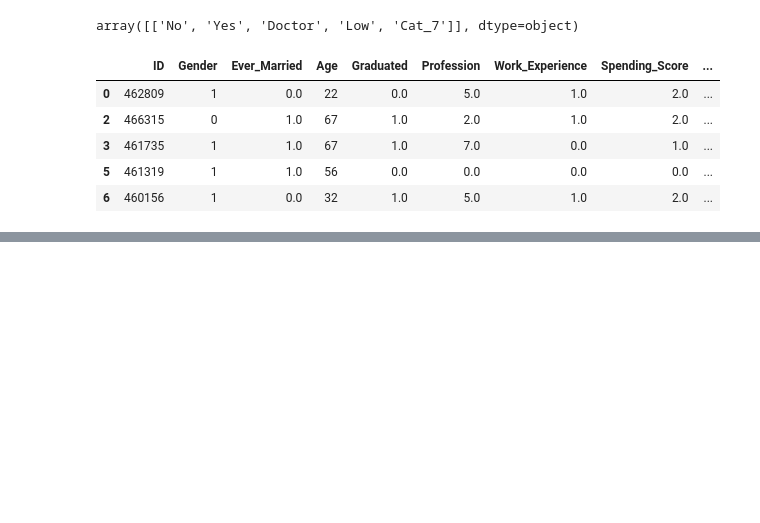
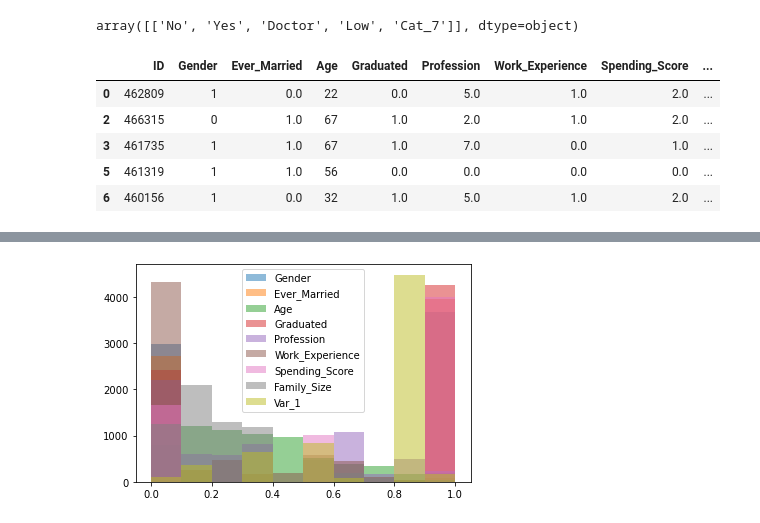
Before and after one commit to gabrieltorres519/Curso_ML_Python_Programador_IA, a Jupyter notebook: 6_Preprocesamiento_datos/Preprocesamiento.ipynb, the cells around one changed output, grey strips where cells are left out. Cells and saved outputs as stored; diff of their text form; code cells hidden in the pictures; blank space fills up the shorter version.

```diff
--- a/6_Preprocesamiento_datos/Preprocesamiento.ipynb
+++ b/6_Preprocesamiento_datos/Preprocesamiento.ipynb
@@ -221,0 +319,20 @@ df.head()
+# %%
+# Este tipo de estandarización también es interezante al momento de entrenar algoritmos de machine learning pues
+# es computacionalmete más rápido trabajar con valores pequeños (-3,4) que grandes, como la edad (19,85)
+
+# Hay otros tipos de estandarización, por ejemplo para hacer un rango mínimo (MinMaxScaler), cambia los rangos y escalarlos para no perder significado
+# El rango entre cero y uno es muy usado para tratamiento de imágenes en Deep Learning
+
+# Usamos los datos del dataframe solo de las columnas seleccionadas
+X = df[columns]
+
+from sklearn.preprocessing import MinMaxScaler # lo más usado para imágenes con deep learning
+
+scaler = MinMaxScaler()
+
+X = scaler.fit_transform(X) # Fit = entrena, fit_transform = entrena y transforma, la transformación resulta en un numpy array
+
+X = pd.DataFrame(X, columns=columns) # Convertimos el numpy array a un DataFrame
+mostrar_distribucion(X)
+# %% [output]
+[figure, added]
```
Also changed, not shown: parts of 14 cells of this notebook.
